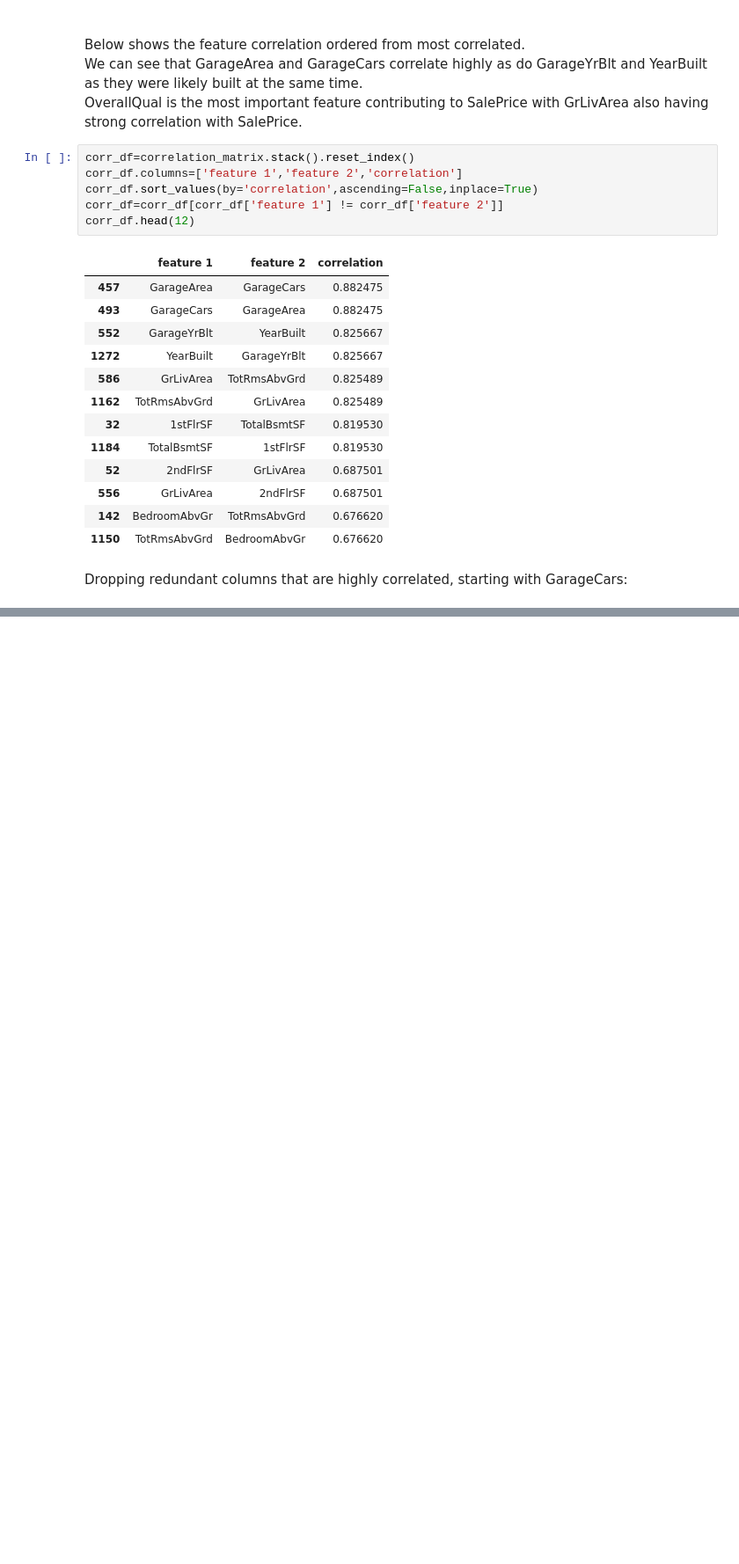
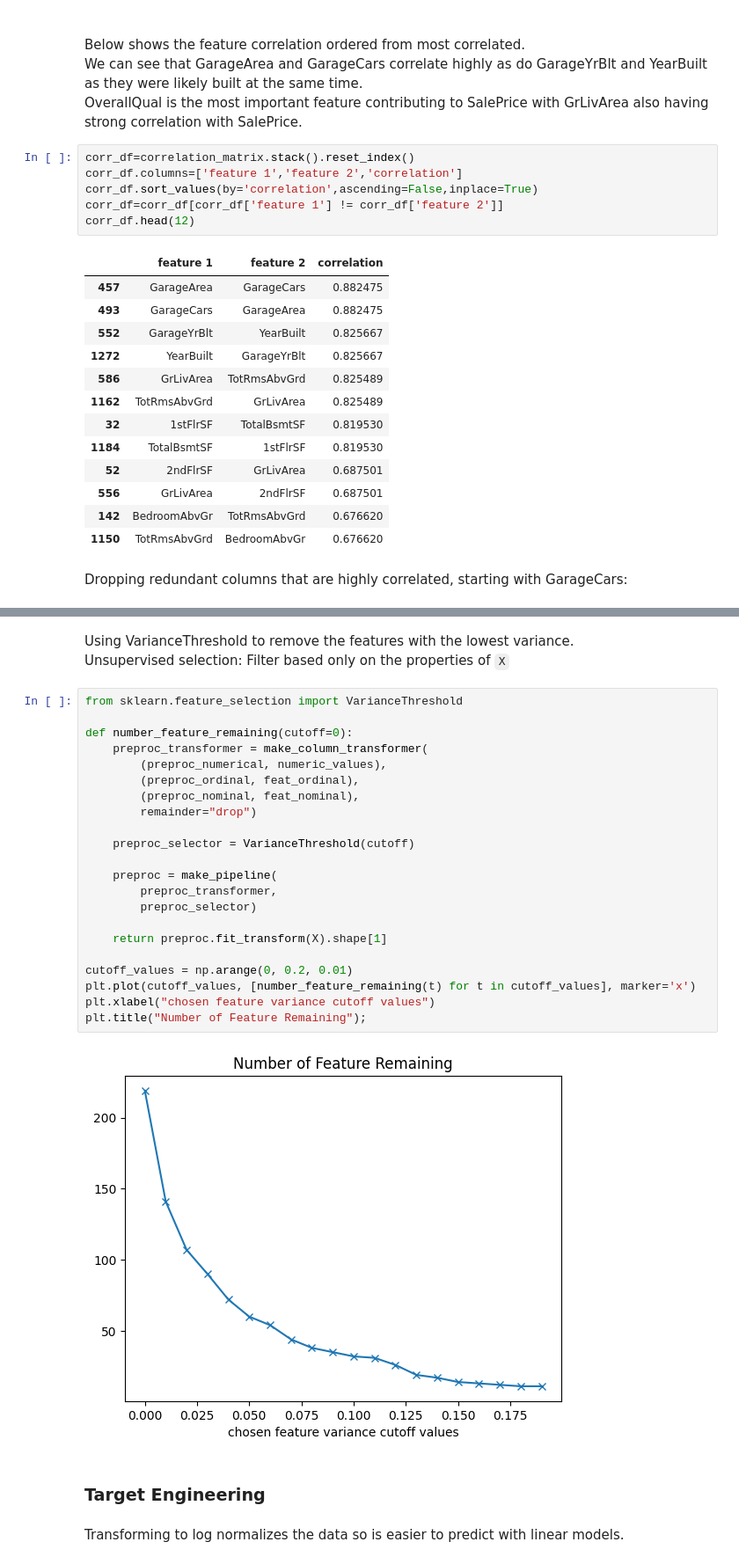
Before and after one commit to Cguiver26/House_Kaggle, a Jupyter notebook: House Kaggle.ipynb, the cells around one changed output, grey strips where cells are left out. Shown: that part at 88% size. Drawn from its saved outputs; the diff is of its cells as text; blank space fills up the shorter version.

```diff
--- a/House Kaggle.ipynb
+++ b/House Kaggle.ipynb
@@ -562,0 +535,31 @@ score.mean()
+# %% [markdown]
+Using VarianceThreshold to remove the features with the lowest variance.
+<br>  Unsupervised selection: Filter based only on the properties of `X`
+# %%
+from sklearn.feature_selection import VarianceThreshold
+
+def number_feature_remaining(cutoff=0):
+    preproc_transformer = make_column_transformer(
+        (preproc_numerical, numeric_values),
+        (preproc_ordinal, feat_ordinal),
+        (preproc_nominal, feat_nominal),
+        remainder="drop")
+
+    preproc_selector = VarianceThreshold(cutoff)
+
+    preproc = make_pipeline(
+        preproc_transformer,
+        preproc_selector)
+
+    return preproc.fit_transform(X).shape[1]
+
+cutoff_values = np.arange(0, 0.2, 0.01)
+plt.plot(cutoff_values, [number_feature_remaining(t) for t in cutoff_values], marker='x')
+plt.xlabel("chosen feature variance cutoff values")
+plt.title("Number of Feature Remaining");
+# %% [output]
+[figure, added]
+# %% [markdown]
+### Target Engineering
+# %% [markdown]
+Transforming to log normalizes the data so is easier to predict with linear models.
```
Also changed, not shown: parts of 54 cells of this notebook.
